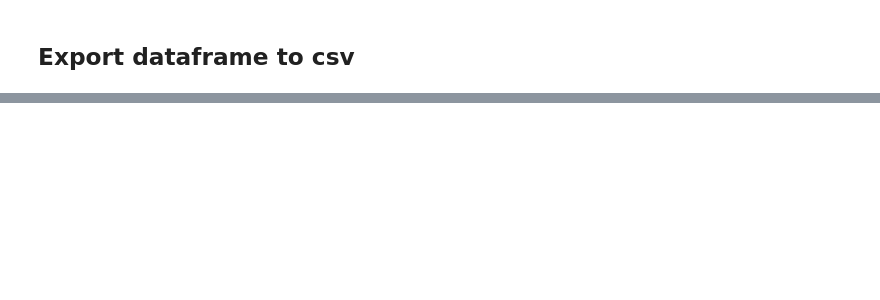
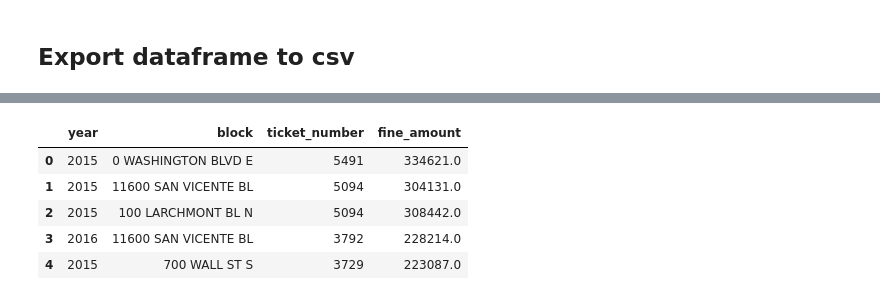
Before and after one commit to jachen36/2018_la_parking_citation, a Jupyter notebook: Export For tableau.ipynb, the cells around one changed output, grey strips where cells are left out. Drawn from its saved outputs; the diff is of its cells as text; code cells hidden in the pictures; blank space fills up the shorter version.

```diff
--- a/Export For tableau.ipynb
+++ b/Export For tableau.ipynb
@@ -141,0 +204,14 @@ df.to_csv('dataset/la_citation_tableau.csv', index = False)
+# %%
+## Group by block
+block_citation = street_citations\
+    .groupby(['year', 'block'])\
+    .agg({'ticket_number': 'sum', 'fine_amount': 'sum'})\
+    .sort_values(by = 'ticket_number', ascending = False).reset_index()
+block_citation.head()
+# %% [output]
+|  | year | block | ticket_number | fine_amount |
+| 0 | 2015 | 0 WASHINGTON BLVD E | 5491 | 334621.0 |
+| 1 | 2015 | 11600 SAN VICENTE BL | 5094 | 304131.0 |
+| 2 | 2015 | 100 LARCHMONT BL N | 5094 | 308442.0 |
+| 3 | 2016 | 11600 SAN VICENTE BL | 3792 | 228214.0 |
+| 4 | 2015 | 700 WALL ST S | 3729 | 223087.0 |
```
Also changed, not shown: parts of 24 cells of this notebook, 3 other files.
